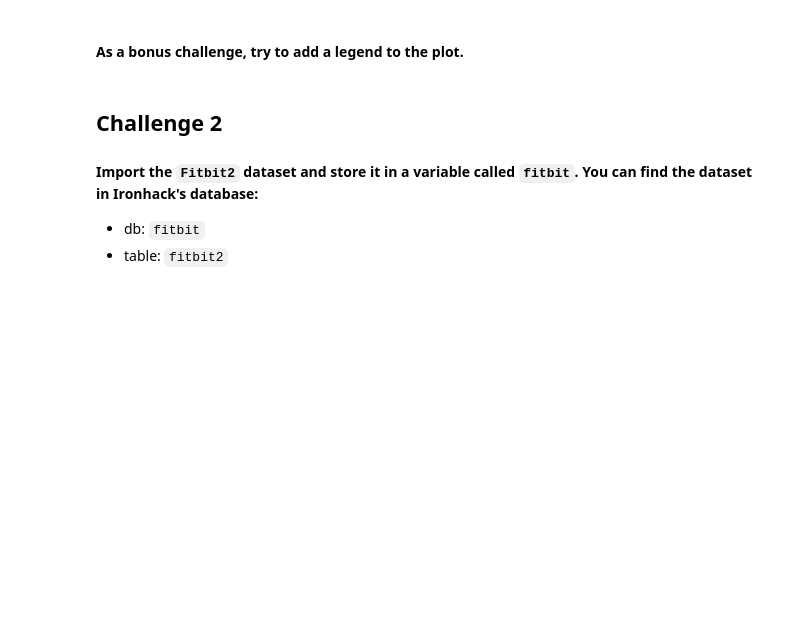
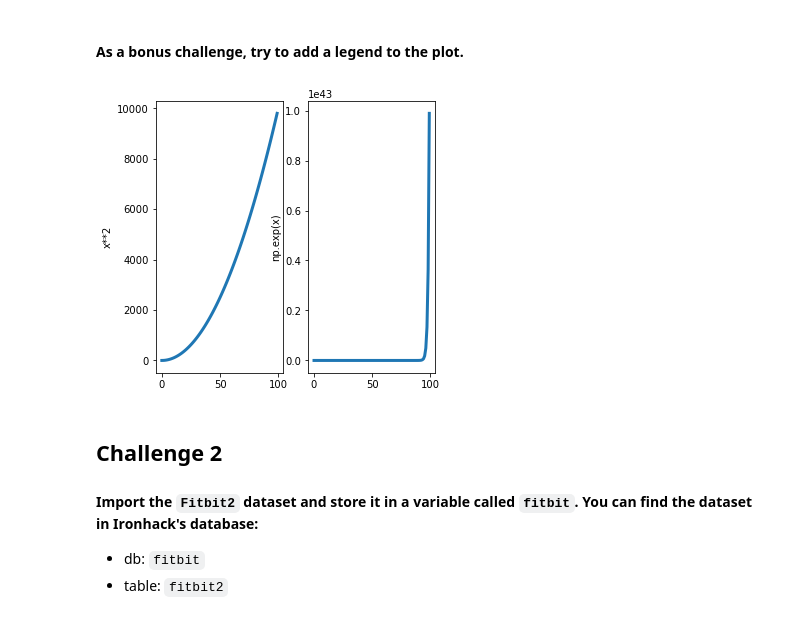
Before and after one commit to Arthur-Lapeyrere/248_Repo, a Jupyter notebook: Labs/module_2/Matplotlib-Seaborn/your-code/main.ipynb, the cells around one changed output. Cells and saved outputs as stored; diff of their text form; code cells hidden in the pictures; blank space fills up the shorter version.

```diff
--- a/Labs/module_2/Matplotlib-Seaborn/your-code/main.ipynb
+++ b/Labs/module_2/Matplotlib-Seaborn/your-code/main.ipynb
@@ -94,3 +95,19 @@ plt.plot(x,y2, linewidth=3)
+# %%
+x = np.arange(0,100)
+y1 = 𝑥**2
+y2 = np.exp(x)
+
+fig, axes=plt.subplots(nrows=1, ncols=2, figsize=(5,5))
+
+axes[0].plot(x,y1, linewidth=3)
+axes[1].plot(x,y2, linewidth=3)
+
+axes[0].set_ylabel('x**2')
+axes[1].set_ylabel('np.exp(x)')
+
+plt.show()
+# %% [output]
+[figure, added]
 # %% [markdown]
 ## Challenge 2
 #### Import the `Fitbit2` dataset and store it in a variable called `fitbit`. You can find the dataset in Ironhack's database:
```
Also changed, not shown: parts of 13 cells of this notebook, 6 other files.
